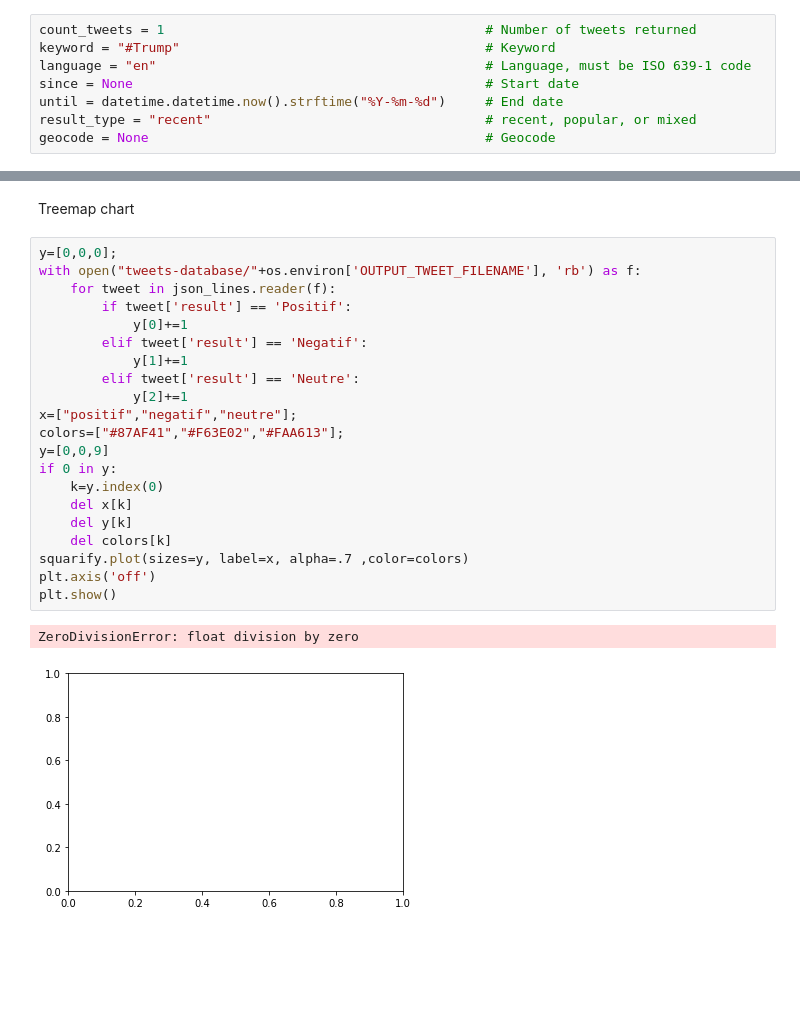
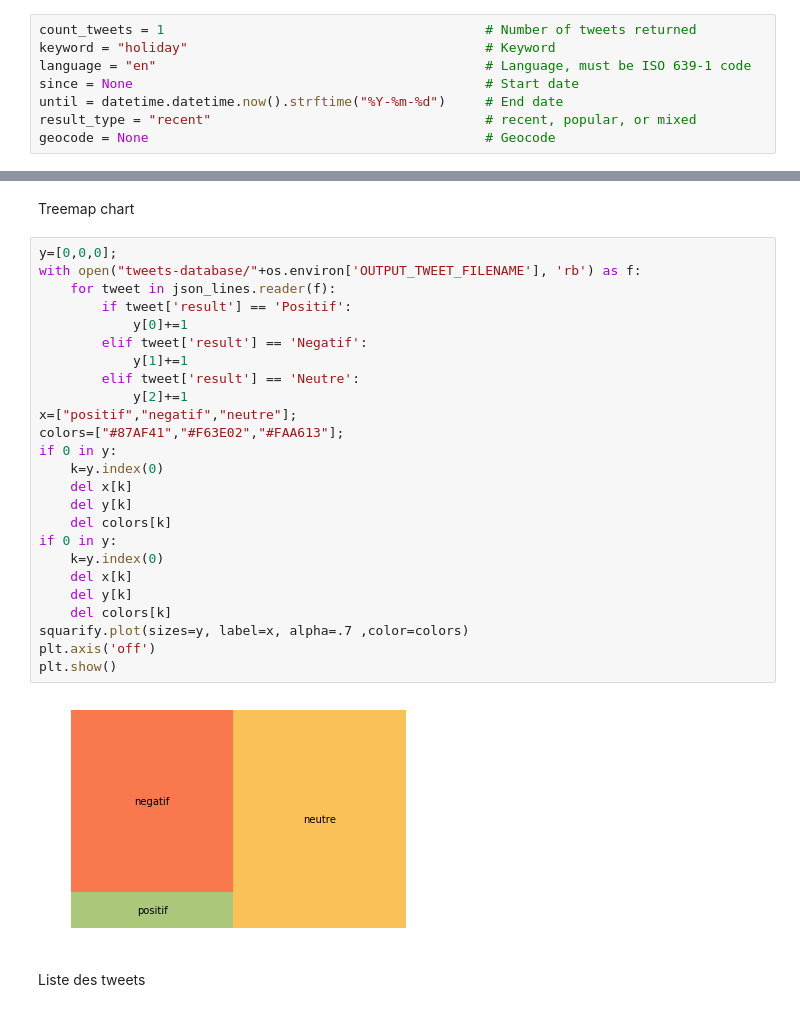
Before and after one commit to AmigoCap/SparkSenti, a Jupyter notebook: Workflow.ipynb, the cells around one changed output, grey strips where cells are left out. Drawn from its saved outputs; the diff is of its cells as text; blank space fills up the shorter version.

```diff
--- a/Workflow.ipynb
+++ b/Workflow.ipynb
@@ -18,7 +18,7 @@ import matplotlib.pyplot as plt
 # pip install tweepy json_lines squarify folium geopy
 # %%
 count_tweets = 1                                         # Number of tweets returned
-keyword = "#Trump"                                       # Keyword
+keyword = "holiday"                                      # Keyword
 language = "en"                                          # Language, must be ISO 639-1 code
 since = None                                             # Start date
 until = datetime.datetime.now().strftime("%Y-%m-%d")     # End date
@@ -163,24 +163,29 @@ Treemap chart
 # %%
 y=[0,0,0];
 with open("tweets-database/"+os.environ['OUTPUT_TWEET_FILENAME'], 'rb') as f:
     for tweet in json_lines.reader(f):
         if tweet['result'] == 'Positif':
             y[0]+=1
         elif tweet['result'] == 'Negatif':
             y[1]+=1
         elif tweet['result'] == 'Neutre':
             y[2]+=1
 x=["positif","negatif","neutre"];
 colors=["#87AF41","#F63E02","#FAA613"];
-y=[0,0,9]
+if 0 in y:
+    k=y.index(0)
+    del x[k]
+    del y[k]
+    del colors[k]
 if 0 in y:
     k=y.index(0)
     del x[k]
     del y[k]
     del colors[k]
 squarify.plot(sizes=y, label=x, alpha=.7 ,color=colors)
 plt.axis('off')
 plt.show()
 # %% [output]
-ZeroDivisionError: float division by zero
-[figure, old version]
+[figure, new version]
+# %% [markdown]
+Liste des tweets
```
Also changed, not shown: parts of 4 cells of this notebook.
